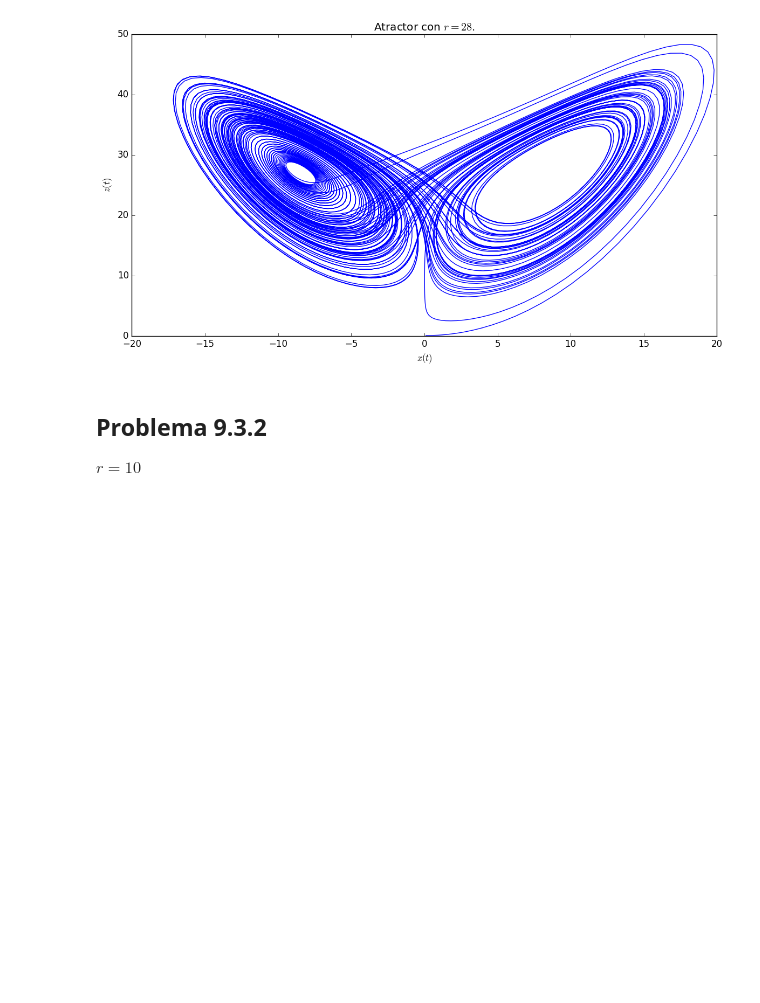
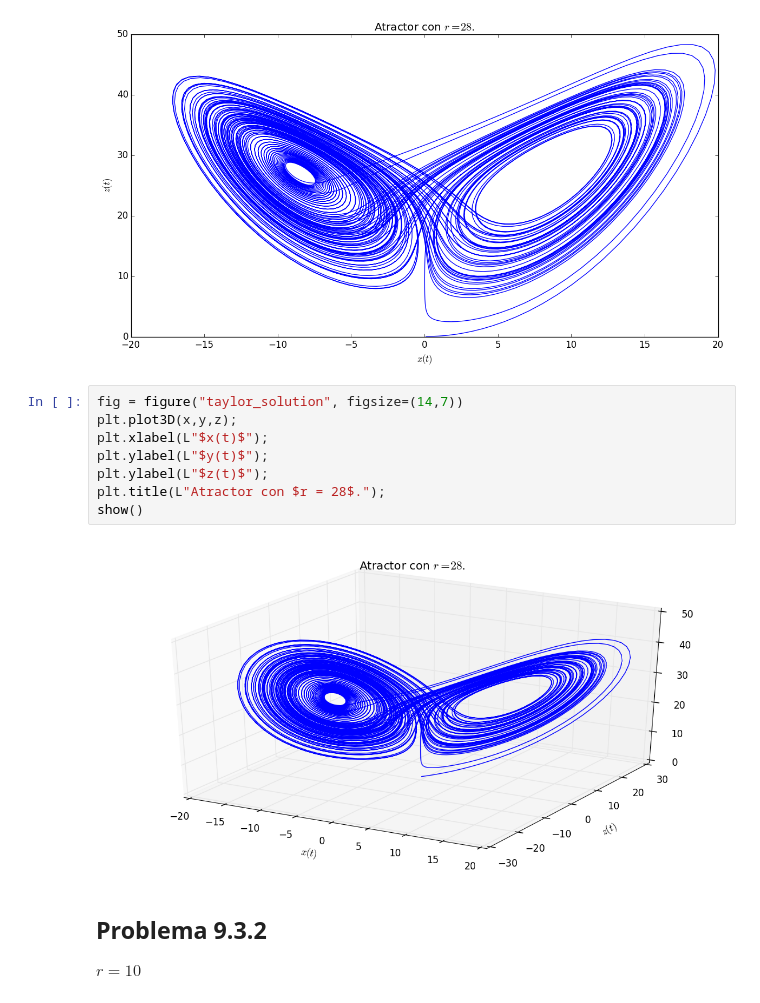
Before and after one commit to sontanon/ProyectoLorenz, a Jupyter notebook: Lorenz.ipynb, the cells around one changed output. Drawn from its saved outputs; the diff is of its cells as text; blank space fills up the shorter version.

```diff
--- a/Lorenz.ipynb
+++ b/Lorenz.ipynb
@@ -43,6 +43,16 @@ plt.title(L"Atractor con $r = 28$.");
 show()
 # %% [output]
 [figure]
+# %%
+fig = figure("taylor_solution", figsize=(14,7))
+plt.plot3D(x,y,z);
+plt.xlabel(L"$x(t)$");
+plt.ylabel(L"$y(t)$");
+plt.ylabel(L"$z(t)$");
+plt.title(L"Atractor con $r = 28$.");
+show()
+# %% [output]
+[figure, added]
 # %% [markdown]
 ## Problema 9.3.2
 
```
Also changed, not shown: parts of 6 cells of this notebook, 2 other files.
